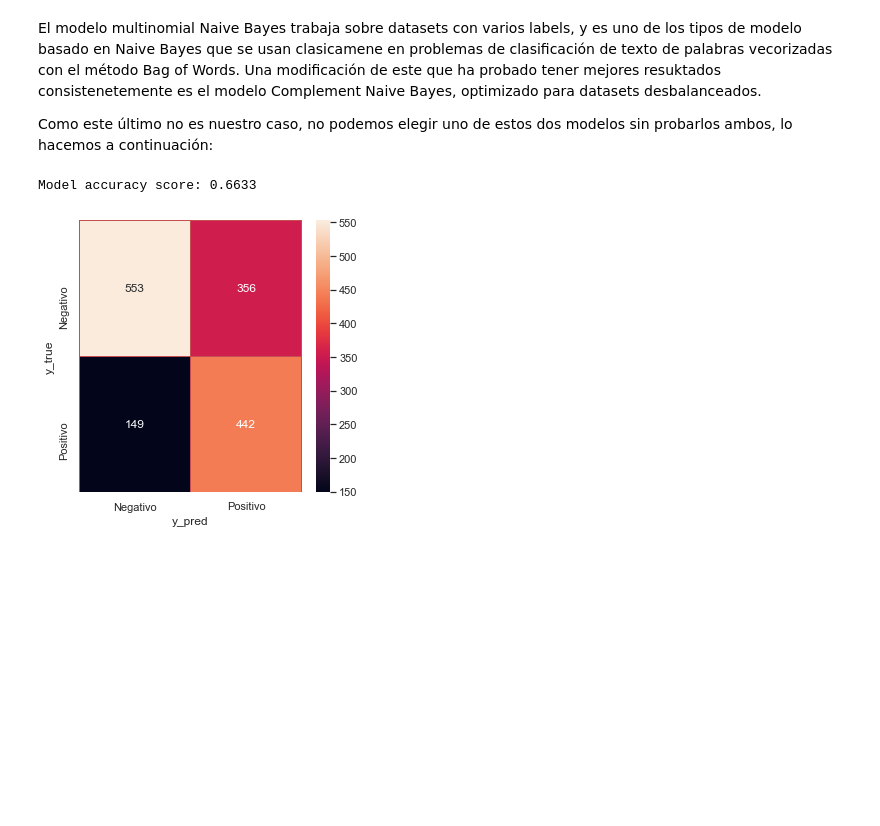
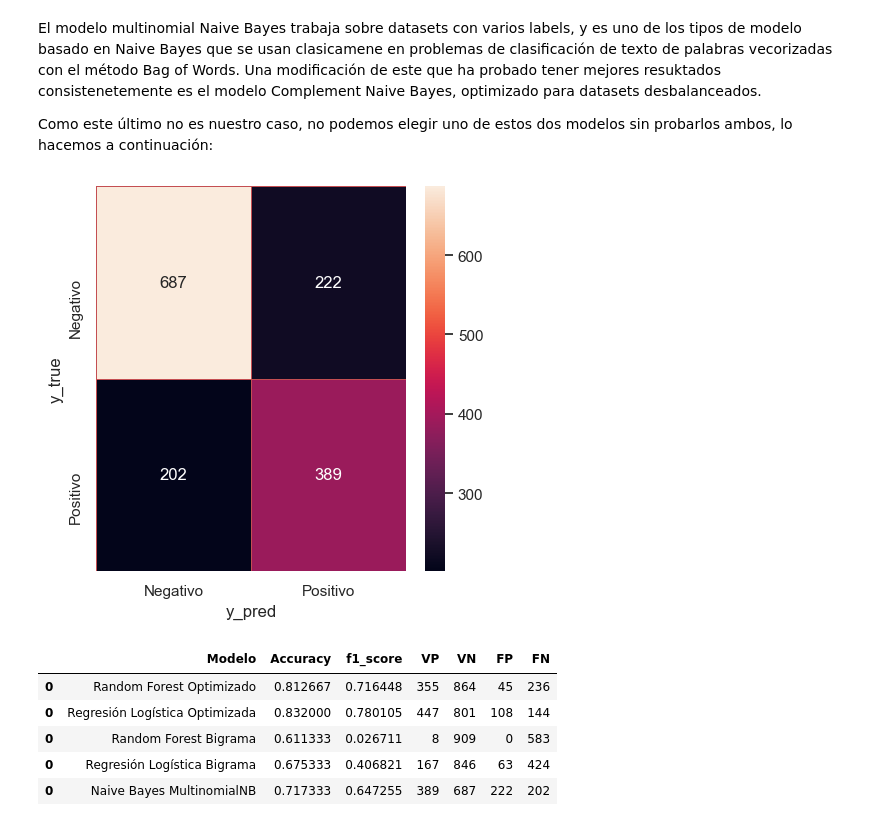
Before and after one commit to valeriaortizl/amazon_ratings_prediction, a Jupyter notebook: DS_Proyecto_03_NLP_v2.ipynb, the cells around one changed output. Drawn from its saved outputs; the diff is of its cells as text; code cells hidden in the pictures; blank space fills up the shorter version.

Commit message:
Función de métricas de error para modelos

```diff
--- a/DS_Proyecto_03_NLP_v2.ipynb
+++ b/DS_Proyecto_03_NLP_v2.ipynb
@@ -405,7 +407,7 @@ count_notfreq = Counter(all_lemmas).most_common()[-one_percentile:]
 Del vector de palabras frecuentes se eliminan algunas que después de algunas pruebas se consideran fundamentales en le predicción.
 # %%
 a_remover = [word for word,val in count_freq] + [word for word,val in count_notfreq]
-no_remover = ['perfecto','malo','problema','tiempo','mal','encantar','perfectamente','no','pero']
+no_remover = ['bien', 'bueno','perfecto','malo','problema','tiempo','mal','encantar','perfectamente','no'
 for i in no_remover:
     if i in a_remover:
         a_remover.remove(i)
@@ -575,16 +586,15 @@ La mayor cantidad de errores de predicción se da en los reviews con 4 estrellas
 # %%
 from sklearn.linear_model import LogisticRegression
 
-params = {'penalty': ['l1', '‘l2', 'elasticnet', 'none'],
-		  'tol': [0.0001, 0.001, 0.01, 0.1]}
+params = {'penalty': ['l1', '‘l2', 'elasticnet', 'none'],'tol': [0.0001, 0.001, 0.01, 0.1]}
 
 lr_model = GridSearchCV(LogisticRegression(C=1, solver="liblinear"), params)
 lr_model.fit(X_train, y_train)
 
-print("Accuracy: ",lr_model.score(X_test,y_test))
 print(lr_model.best_estimator_)
 best_lr = lr_model.best_estimator_
+y_pred = lr_model.best_estimator_.predict(X_test)
 
-y_pred = lr_model.best_estimator_.predict(X_test)
-confusion(y_test,y_pred)
+errores = errores.append(error('Regresión Logística Optimizada', best_lr, X_train, y_train, X_test, y_test, y_pred))
+errores
 # %% [output]
@@ -697,9 +722,7 @@ all_bigrams = new_vec.get_feature_names()
 # Utilizamos el mejor estimador Random Forest, con esta nueva data
 X_train, X_test, y_train, y_test = train_test_split(X_data, data['binario'], test_size = 0.3, random_state=42)
 best_rf.fit(X_train,y_train)
-
-print("Accuracy Random Forest: ",best_rf.score(X_test,y_test))
-
 y_pred = best_rf.predict(X_test)
-confusion(y_test,y_pred)
+errores = errores.append(error('Random Forest Bigrama', best_rf, X_train, y_train, X_test, y_test, y_pred))
+errores
 # %% [output]
@@ -708,9 +734,6 @@ Accuracy Random Forest:  0.608
 # %%
 best_lr.fit(X_train,y_train)
-
-print("Accuracy Random Forest: ",best_lr.score(X_test,y_test))
-#print(rfo.best_estimator_)
-
 y_pred = best_lr.predict(X_test)
-confusion(y_test,y_pred)
+errores = errores.append(error('Regresión Logística Bigrama', best_lr, X_train, y_train, X_test, y_test, y_pred))
+errores
 # %% [output]
@@ -729,19 +756,23 @@ Como este último no es nuestro caso, no podemos elegir uno de estos dos modelos
 # %%
 from sklearn.naive_bayes import MultinomialNB
 
 params = {'alpha': [0, 0,3, 0,6, 1]}
 
 mnb_model = GridSearchCV(MultinomialNB(), params)
 mnb_model.fit(X_train, y_train)
+mnb_model = mnb_model.best_estimator_
+y_pred = mnb_model.predict(X_test)
 
-mnb_model = mnb_model.best_estimator_
-
-y_pred = mnb_model.predict(X_test)
-print('Model accuracy score: {0:0.4f}'. format(accuracy_score(y_test, y_pred)))
-confusion(y_test, y_pred)
+errores = errores.append(error('Naive Bayes MultinomialNB', mnb_model, X_train, y_train, X_test, y_test, y_pred))
+errores
 # %% [output]
-Model accuracy score: 0.6633
-[figure, old version]
+[figure, new version]
+|  | Modelo | Accuracy | f1_score | VP | VN | FP | FN |
+| 0 | Random Forest Optimizado | 0.812667 | 0.716448 | 355 | 864 | 45 | 236 |
+| 0 | Regresión Logística Optimizada | 0.832000 | 0.780105 | 447 | 801 | 108 | 144 |
+| 0 | Random Forest Bigrama | 0.611333 | 0.026711 | 8 | 909 | 0 | 583 |
+| 0 | Regresión Logística Bigrama | 0.675333 | 0.406821 | 167 | 846 | 63 | 424 |
+| 0 | Naive Bayes MultinomialNB | 0.717333 | 0.647255 | 389 | 687 | 222 | 202 |
 # %%
 from sklearn.naive_bayes import ComplementNB
 
```
Also changed, not shown: parts of 23 cells of this notebook.
